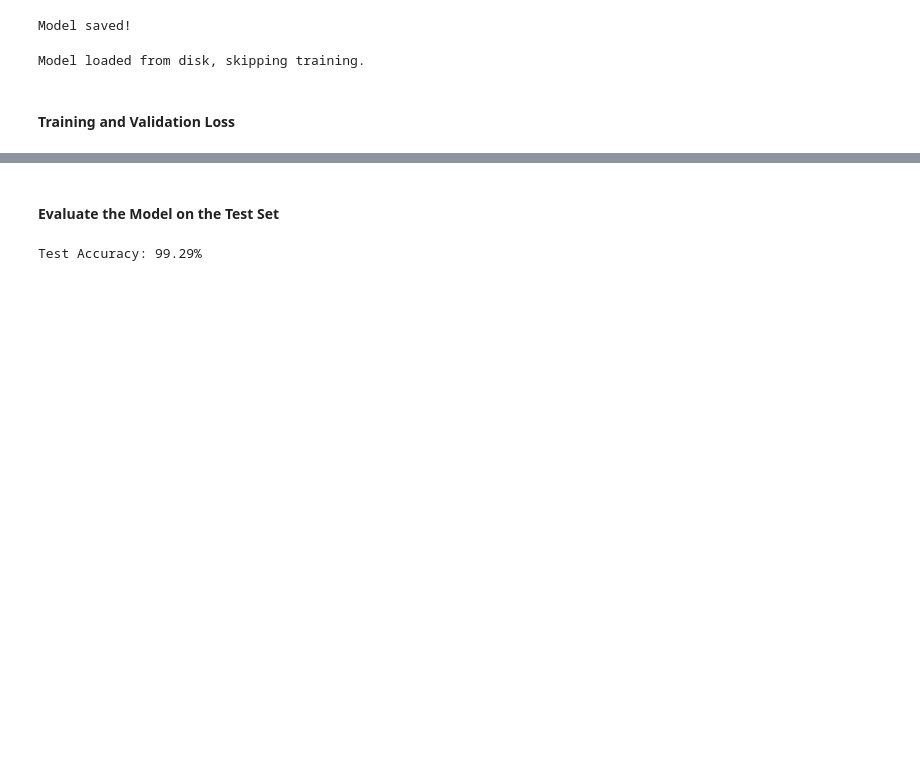
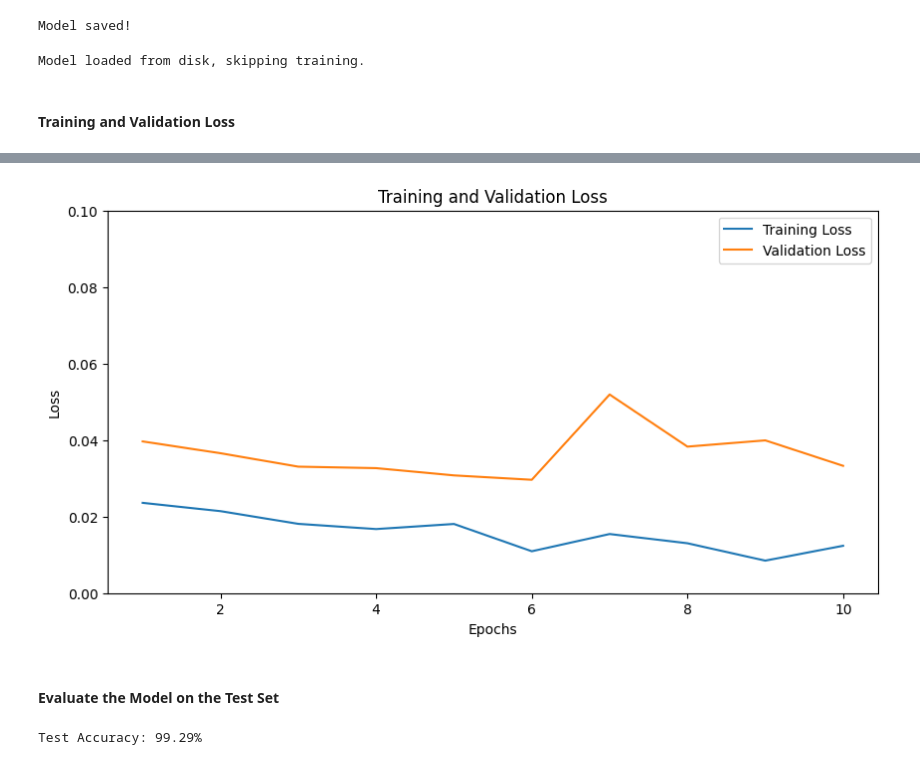
Before and after one commit to Team-Synapse-UoM/DenseNet-Implementation, a Jupyter notebook: main.ipynb, the cells around one changed output, grey strips where cells are left out. Cells and saved outputs as stored; diff of their text form; code cells hidden in the pictures; blank space fills up the shorter version.

```diff
--- a/main.ipynb
+++ b/main.ipynb
@@ -147,3 +185,18 @@ plt.show()
+# %%
+epochs = range(1, 11)  # Adjust based on the number of epochs
+
+# Plot training and validation losses
+plt.figure(figsize=(10,5))
+plt.plot(epochs, train_losses, label='Training Loss')
+plt.plot(epochs, val_losses, label='Validation Loss')
+plt.xlabel('Epochs')
+plt.ylabel('Loss')
+plt.ylim(0, 0.1)
+plt.title('Training and Validation Loss')
+plt.legend()
+plt.show()
+# %% [output]
+[figure, added]
 # %% [markdown]
 #### Evaluate the Model on the Test Set
 # %%
```
Also changed, not shown: parts of 4 cells of this notebook.
